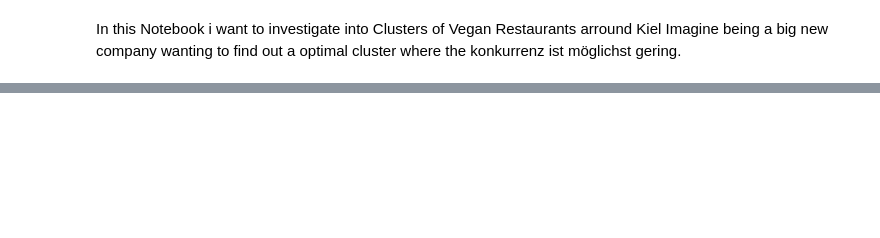
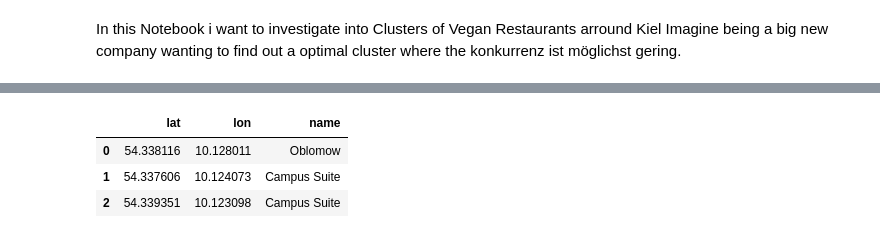
Before and after one commit to MartinDieCooleSocke420/sem1_math_and_stats, a Jupyter notebook: exam.ipynb, the cells around one changed output, grey strips where cells are left out. Saved outputs shown, nothing was run; the diff lists cells and outputs as text; code cells hidden in the pictures; blank space fills up the shorter version.

```diff
--- a/exam.ipynb
+++ b/exam.ipynb
@@ -45,0 +33,9 @@ selected_columns = data[["lat", "lon", "name"]]
+# %%
+# since for the georaphical clustering only the lat/lon/name is interesting we are going to drop the other variables
+selected_columns = data[["lat", "lon", "name"]]
+selected_columns.head(3)
+# %% [output]
+|  | lat | lon | name |
+| 0 | 54.338116 | 10.128011 | Oblomow |
+| 1 | 54.337606 | 10.124073 | Campus Suite |
+| 2 | 54.339351 | 10.123098 | Campus Suite |
```
Also changed, not shown: parts of 8 cells of this notebook, 1 other file.
